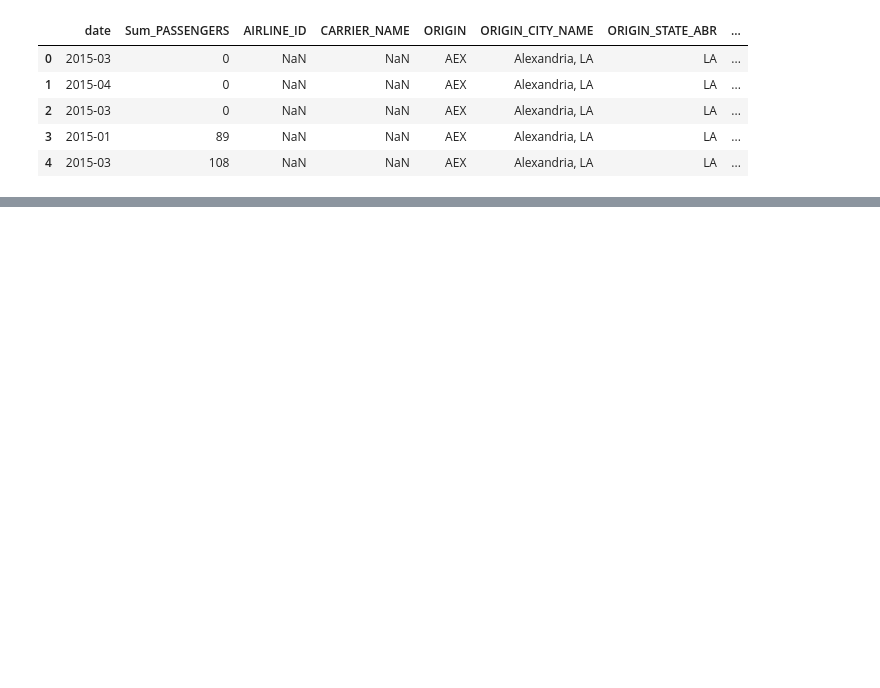
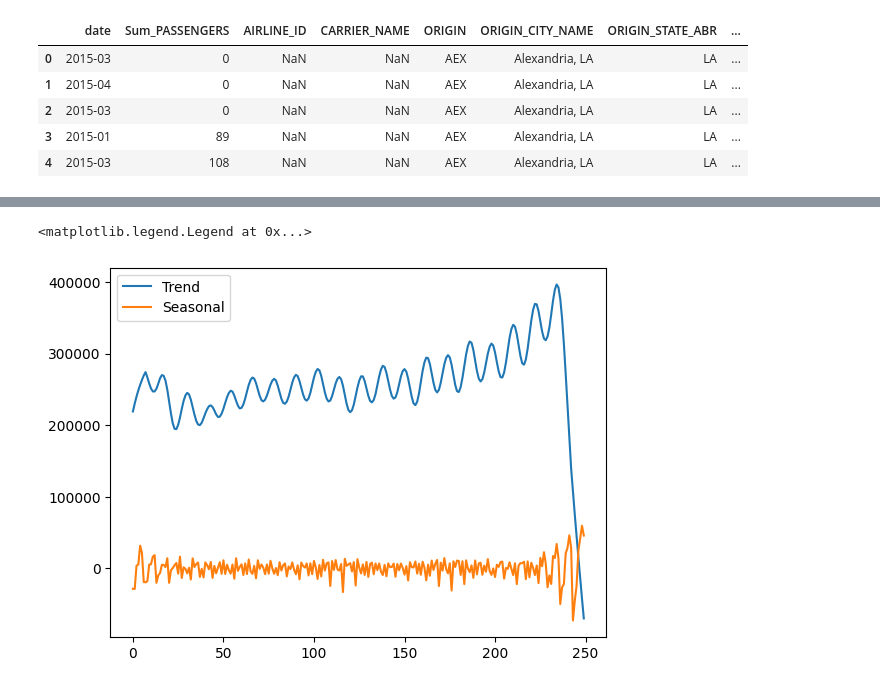
Before and after one commit to aaaamael/time_series_air_passengers, a Jupyter notebook: data.ipynb, the cells around one changed output, grey strips where cells are left out. Cells and saved outputs as stored; diff of their text form; code cells hidden in the pictures; blank space fills up the shorter version.

```diff
--- a/data.ipynb
+++ b/data.ipynb
@@ -25,0 +30,11 @@ data.plot(title=f"Nombre de passagers mensuel ayant pour destination {country_co
+# %%
+nb_passengers = data["Sum_PASSENGERS"].values
+# %%
+stl = STL(nb_passengers, period=7)
+result = stl.fit()
+plt.plot(result.trend, label="Trend")
+plt.plot(result.seasonal, label="Seasonal")
+plt.legend()
+# %% [output]
+<matplotlib.legend.Legend at 0x...>
+[figure, added]
```
Also changed, not shown: parts of 6 cells of this notebook.
